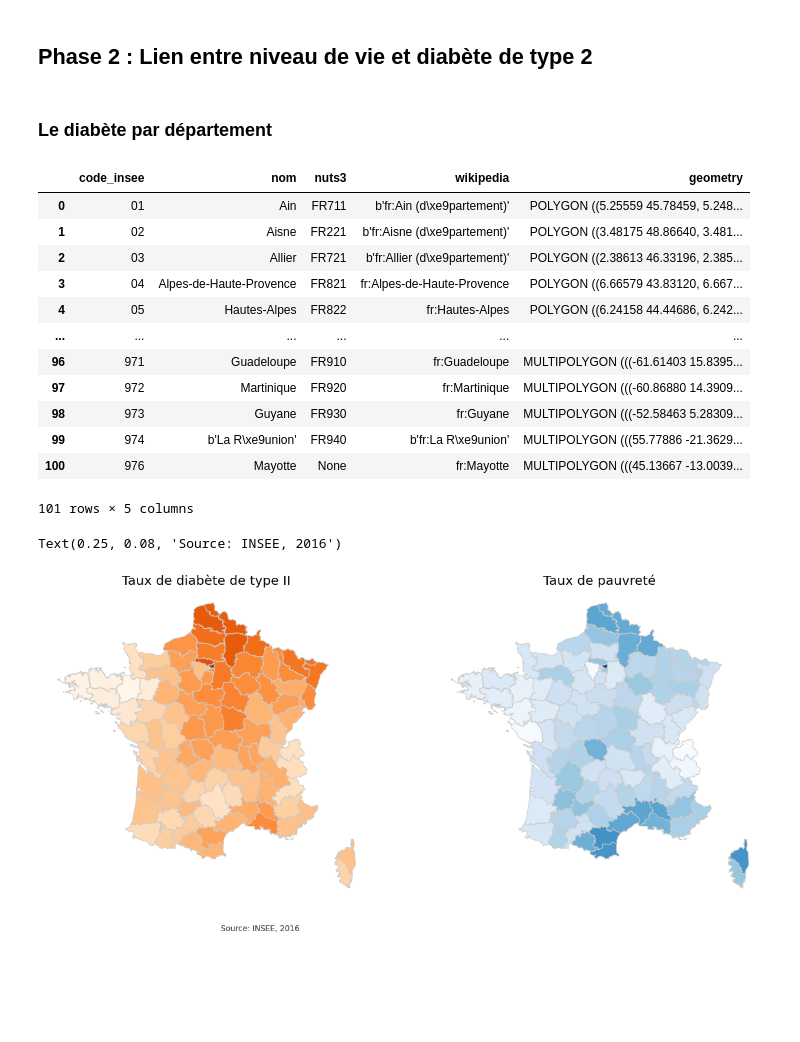
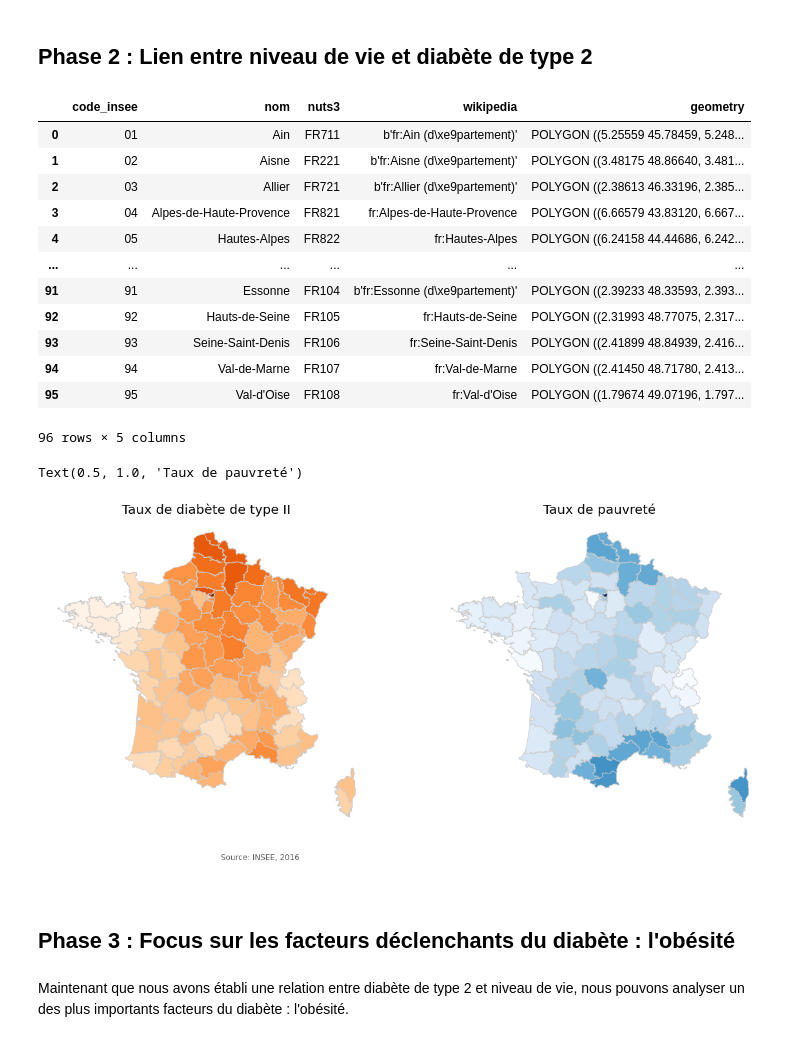
Before and after one commit to DonFeli/Projet_Inegalites, a Jupyter notebook: Projet_visualisation.ipynb, the cells around one changed output. Drawn from its saved outputs; the diff is of its cells as text; code cells hidden in the pictures; blank space fills up the shorter version.

```diff
--- a/Projet_visualisation.ipynb
+++ b/Projet_visualisation.ipynb
@@ -88,30 +85,28 @@ sns.heatmap(social_data.corr(), vmin=0)
 > Le constat est que le niveau de vie semble être surtout corrélé avec le diabète.
 # %% [markdown]
 ## Phase 2 : Lien entre niveau de vie et diabète de type 2
-# %% [markdown]
-### Le diabète par département
 # %%
-fp = 'Geo/departements-20140306-5m.shp'
+fp = 'Geo/Dep/departements-20140306-5m.shp'
 # %%
 map_df = gpd.read_file(fp)
-# %%
-map_df
-# %% [output]
-|  | code_insee | nom | nuts3 | wikipedia | geometry |
-| 0 | 01 | Ain | FR711 | b'fr:Ain (d\xe9partement)' | POLYGON ((5.25559 45.78459, 5.248... |
-| 1 | 02 | Aisne | FR221 | b'fr:Aisne (d\xe9partement)' | POLYGON ((3.48175 48.86640, 3.481... |
-| 2 | 03 | Allier | FR721 | b'fr:Allier (d\xe9partement)' | POLYGON ((2.38613 46.33196, 2.385... |
-| 3 | 04 | Alpes-de-Haute-Provence | FR821 | fr:Alpes-de-Haute-Provence | POLYGON ((6.66579 43.83120, 6.667... |
-| 4 | 05 | Hautes-Alpes | FR822 | fr:Hautes-Alpes | POLYGON ((6.24158 44.44686, 6.242... |
-| ... | ... | ... | ... | ... | ... |
-| 96 | 971 | Guadeloupe | FR910 | fr:Guadeloupe | MULTIPOLYGON (((-61.61403 15.8395... |
-| 97 | 972 | Martinique | FR920 | fr:Martinique | MULTIPOLYGON (((-60.86880 14.3909... |
-| 98 | 973 | Guyane | FR930 | fr:Guyane | MULTIPOLYGON (((-52.58463 5.28309... |
-| 99 | 974 | b'La R\xe9union' | FR940 | b'fr:La R\xe9union' | MULTIPOLYGON (((55.77886 -21.3629... |
-| 100 | 976 | Mayotte | None | fr:Mayotte | MULTIPOLYGON (((45.13667 -13.0039... |
-101 rows × 5 columns
 # %%
 metropole = map_df[:96]
+# %%
+metropole
+# %% [output]
+|  | code_insee | nom | nuts3 | wikipedia | geometry |
+| 0 | 01 | Ain | FR711 | b'fr:Ain (d\xe9partement)' | POLYGON ((5.25559 45.78459, 5.248... |
+| 1 | 02 | Aisne | FR221 | b'fr:Aisne (d\xe9partement)' | POLYGON ((3.48175 48.86640, 3.481... |
+| 2 | 03 | Allier | FR721 | b'fr:Allier (d\xe9partement)' | POLYGON ((2.38613 46.33196, 2.385... |
+| 3 | 04 | Alpes-de-Haute-Provence | FR821 | fr:Alpes-de-Haute-Provence | POLYGON ((6.66579 43.83120, 6.667... |
+| 4 | 05 | Hautes-Alpes | FR822 | fr:Hautes-Alpes | POLYGON ((6.24158 44.44686, 6.242... |
+| ... | ... | ... | ... | ... | ... |
+| 91 | 91 | Essonne | FR104 | b'fr:Essonne (d\xe9partement)' | POLYGON ((2.39233 48.33593, 2.393... |
+| 92 | 92 | Hauts-de-Seine | FR105 | fr:Hauts-de-Seine | POLYGON ((2.31993 48.77075, 2.317... |
+| 93 | 93 | Seine-Saint-Denis | FR106 | fr:Seine-Saint-Denis | POLYGON ((2.41899 48.84939, 2.416... |
+| 94 | 94 | Val-de-Marne | FR107 | fr:Val-de-Marne | POLYGON ((2.41450 48.71780, 2.413... |
+| 95 | 95 | Val-d'Oise | FR108 | fr:Val-d'Oise | POLYGON ((1.79674 49.07196, 1.797... |
+96 rows × 5 columns
 # %%
 social_data_pauvrete = social_data[['Code', 'Taux de pauvreté']]
 social_data_diabete = social_data[['Code', 'Taux de prévalence standardisé de diabète traité pharmacologiquement 2016']]
@@ -136,7 +131,10 @@ ax1.annotate('Source: INSEE, 2016', xy=(0.25, .08), xycoords='figure fraction',
 pauvrete_geo.plot(column=variable2, cmap='Blues', linewidth=0.8, ax=ax2, edgecolor='0.8')
 ax2.axis('off')
 ax2.set_title('Taux de pauvreté', fontsize=20)
-ax2.annotate('Source: INSEE, 2016', xy=(0.25, .08), xycoords='figure fraction', horizontalalignment='left', verticalalignment='top', fontsize=12, color='#555555')
 # %% [output]
-Text(0.25, 0.08, 'Source: INSEE, 2016')
+Text(0.5, 1.0, 'Taux de pauvreté')
 [figure]
+# %% [markdown]
+## Phase 3 : Focus sur les facteurs déclenchants du diabète : l'obésité
+# %% [markdown]
+Maintenant que nous avons établi une relation entre diabète de type 2 et niveau de vie, nous pouvons analyser un des plus importants facteurs du diabète : l'obésité.
```
Also changed, not shown: parts of 8 cells of this notebook, 25 other files.
